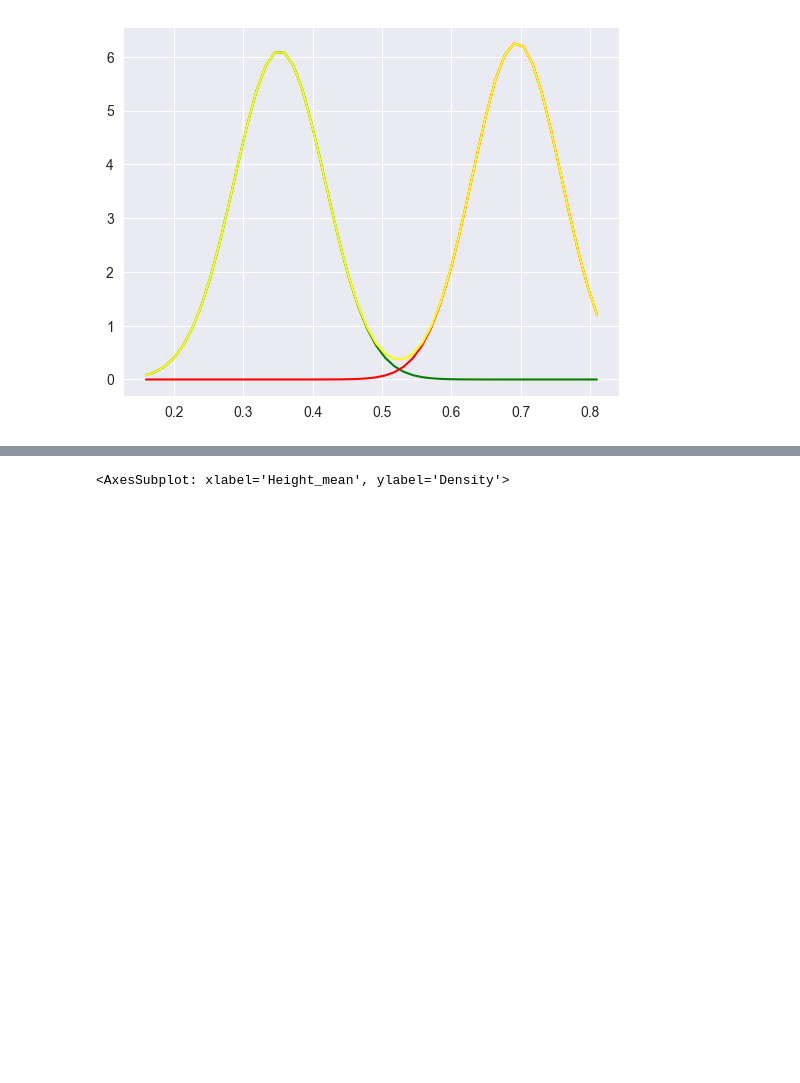
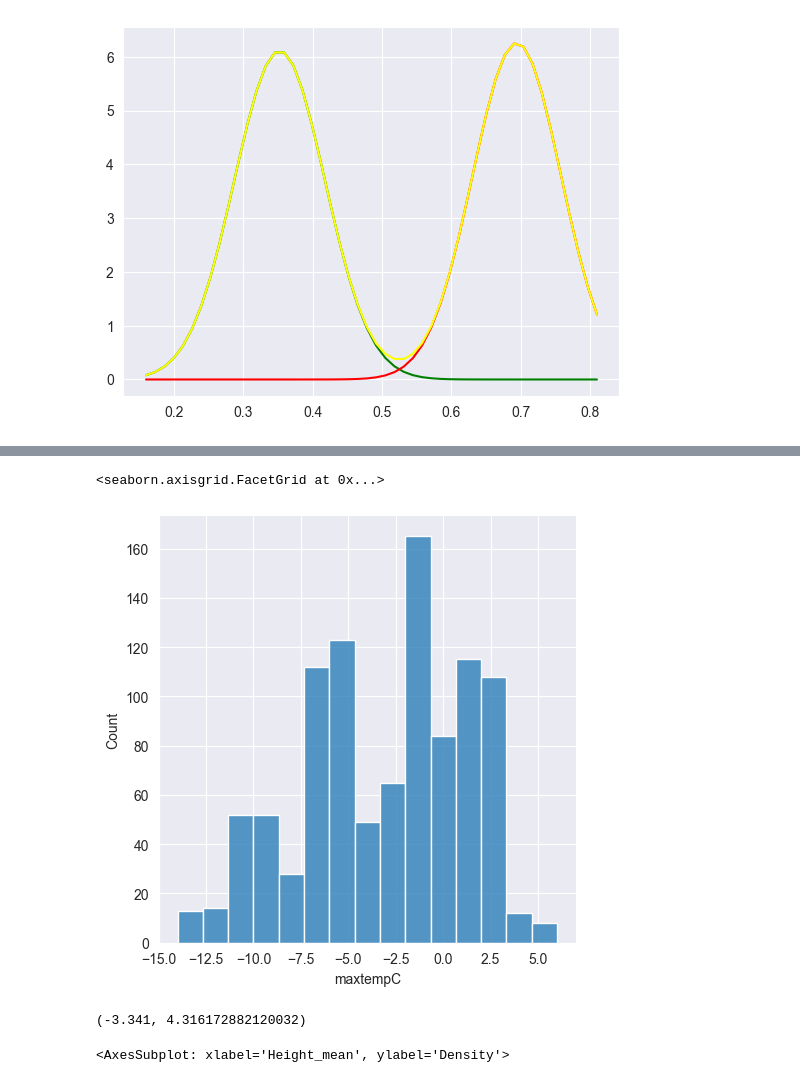
Before and after one commit to dmitry-grigorev/MultivarAnalysis, a Jupyter notebook: Lab3/Lab3notebook.ipynb, the cells around one changed output, grey strips where cells are left out. Cells and saved outputs as stored; diff of their text form; code cells hidden in the pictures; blank space fills up the shorter version.

```diff
--- a/Lab3/Lab3notebook.ipynb
+++ b/Lab3/Lab3notebook.ipynb
@@ -126,3 +128,12 @@ KstestResult(statistic=0.06, pvalue=0.05462666510701526)
+# %%
+sns.displot(data=sample, x='maxtempC')
+# %% [output]
+<seaborn.axisgrid.FacetGrid at 0x...>
+[figure, added]
+# %%
+sample['maxtempC'].mean(), sample['maxtempC'].std()
+# %% [output]
+(-3.341, 4.316172882120032)
 # %%
 sns.kdeplot(x = sample['Height_mean'])
 # %% [output]
```
Also changed, not shown: parts of 5 cells of this notebook, 2 other files.
